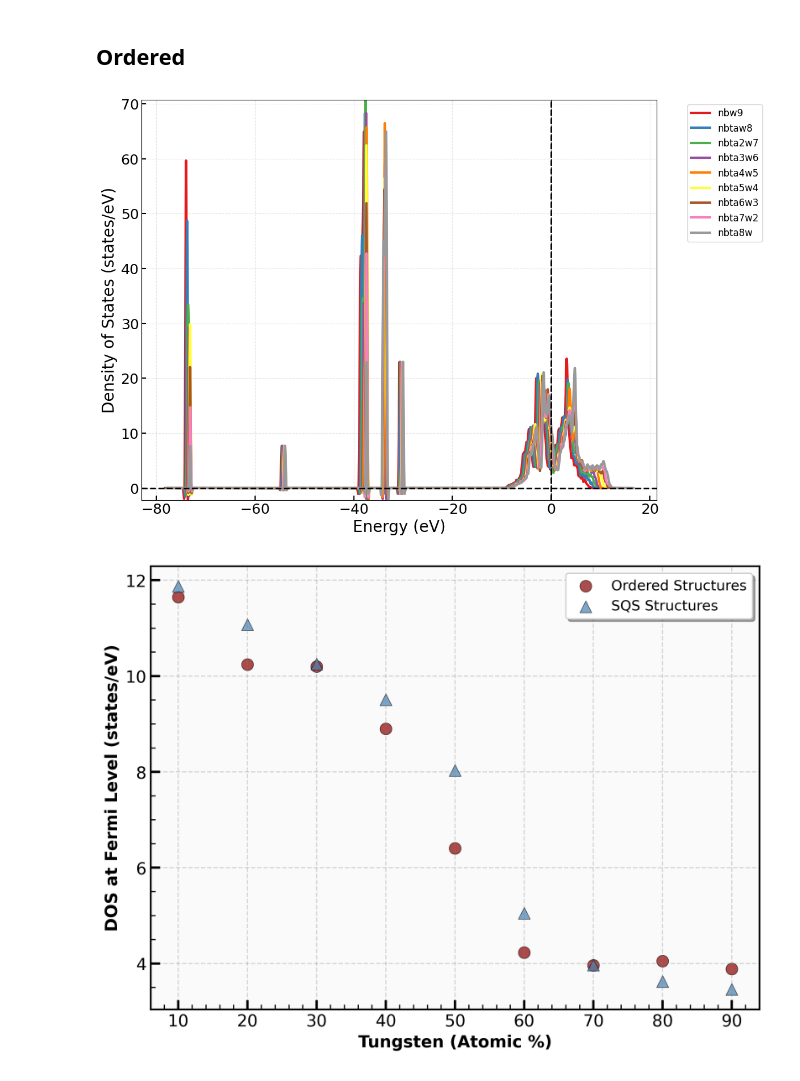
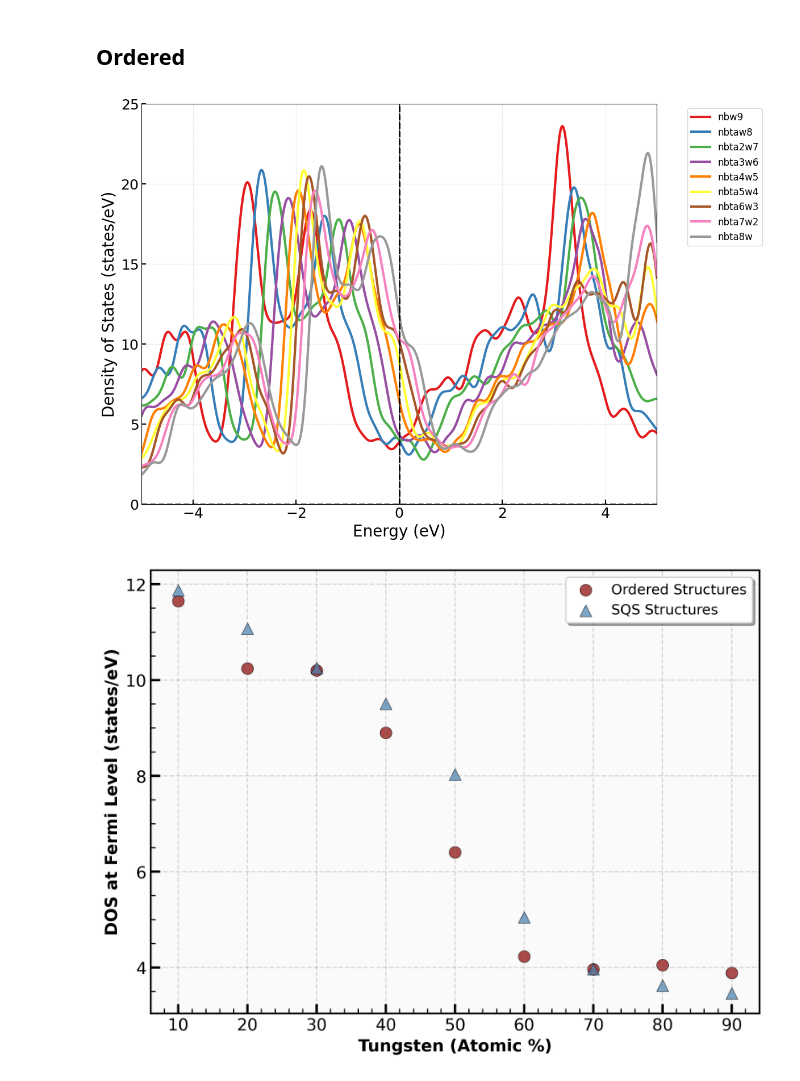
Before and after one commit to kareem-Abdelmaqsoud/computational-design-ductile-w-ta-nb-alloy, a Jupyter notebook: paper_figures/electronic_dos_trend.ipynb, the cells around one changed output. Saved outputs shown, nothing was run; the diff lists cells and outputs as text; code cells hidden in the pictures.

```diff
--- a/paper_figures/electronic_dos_trend.ipynb
+++ b/paper_figures/electronic_dos_trend.ipynb
@@ -10,7 +10,7 @@ from pymatgen.electronic_structure.plotter import DosPlotter
 from tqdm import tqdm
 
 # Base directory and subfolders
-base_dir = "/home/jovyan/shared-scratch-kabdelma-pvc/kabdelma/rare-earth/vasp_internal_elastic/sqs/elastic"
+base_dir = "../vasp_internal_elastic/sqs/elastic"
 folders = ["nbw9", "tanbw8", "ta2nbw7", "ta3nbw6", "ta4nbw5",
            "ta5nbw4", "ta6nbw3", "ta7nbw2", "ta8nbw"]
 
@@ -124,7 +124,7 @@ from pymatgen.electronic_structure.plotter import DosPlotter
 from tqdm import tqdm
 
 # Base directory and subfolders
-base_dir = "/home/jovyan/shared-scratch-kabdelma-pvc/kabdelma/rare-earth/vasp_internal_elastic/ordered/elastic"
+base_dir = "../vasp_internal_elastic/ordered/elastic"
 folders = ["nbta8w", "nbta7w2", "nbta6w3", "nbta5w4",
            "nbta4w5", "nbta3w6", "nbta2w7", "nbtaw8", "nbw9"]
 
@@ -144,34 +144,36 @@ for folder in tqdm(folders):
         continue
 
     vr = Vasprun(vr_path, parse_potcar_file=False)
     tdos = vr.tdos
 
     # Add to global DOS plot
     plotter.add_dos(folder, tdos)
 
     # Extract DOS at Ef
     efermi = tdos.efermi
     dos_dict = tdos.get_interpolated_value(efermi)
     dos_val = float(sum(float(v) for v in dos_dict.values()))
     dos_at_fermi.append(dos_val)
 
 # Sort by W fraction
 pairs = sorted(zip(w_fractions, dos_at_fermi), key=lambda x: x[0])
 ordered_wf_sorted, ordered_dos_sorted = map(np.array, zip(*pairs))
 
 # --------- Plot 1: Total DOS ---------
 fig1 = plotter.get_plot()
 plt.xlabel("Energy (eV)", fontsize=20)
 plt.ylabel("Density of States (states/eV)", fontsize=20)
 plt.axvline(0, color="k", linestyle="--", linewidth=1)
 plt.tick_params(axis="both", which="major", labelsize=18, direction="in", width=1.5, length=6)
 plt.legend(fontsize=12, bbox_to_anchor=(1.05, 1), loc="upper left")
 plt.grid(True, linestyle="--", alpha=0.3)
 plt.tight_layout()
+plt.xlim(-5, 5)
+plt.ylim(0, 25)
 plt.show()
 # plt.savefig("ordered_all_dos.png", dpi=300, bbox_inches="tight")
 # %% [output]
-[figure, old version]
+[figure, new version]
 # %%
 import matplotlib.pyplot as plt
 import numpy as np
```
Also changed, not shown: parts of 2 cells of this notebook, 5 other files.
